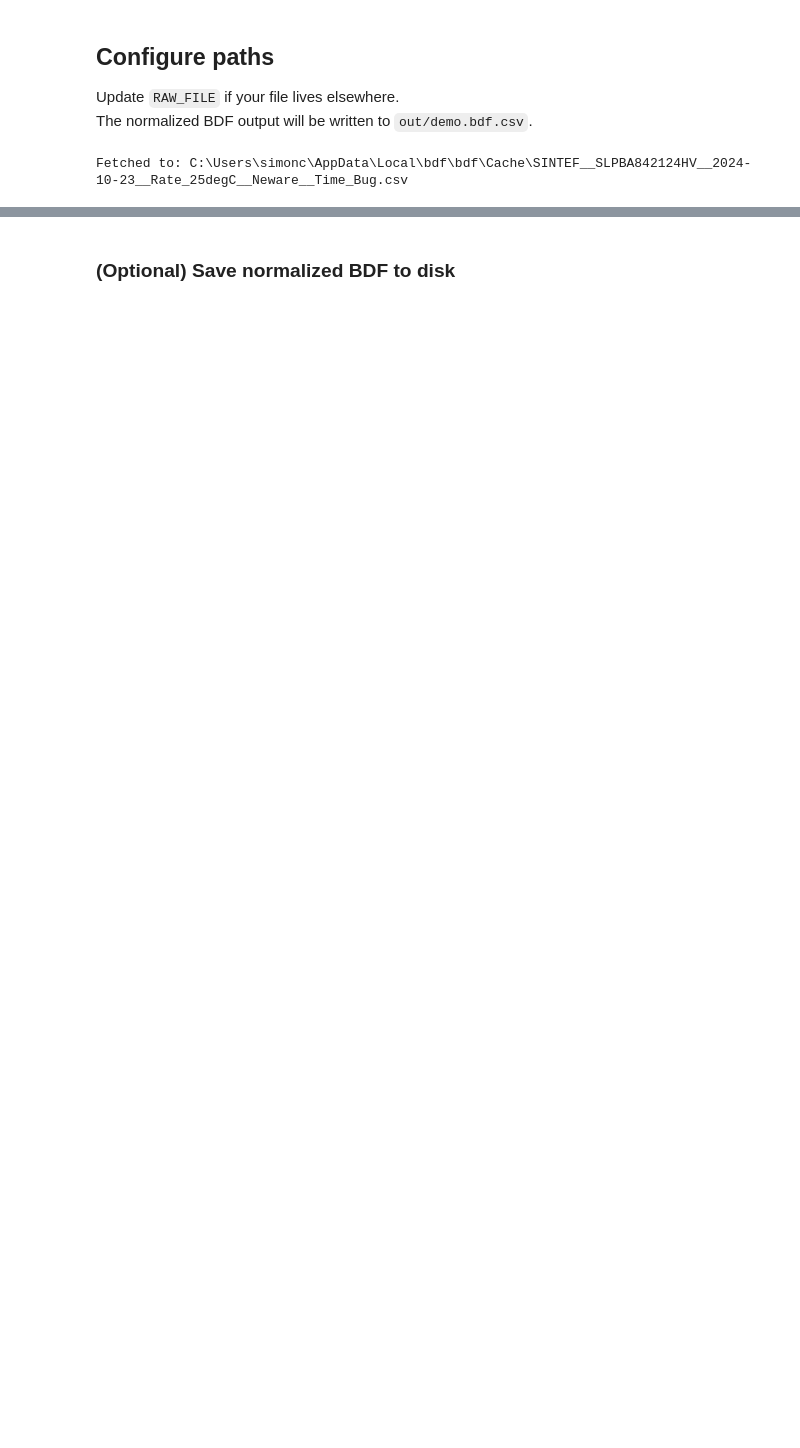
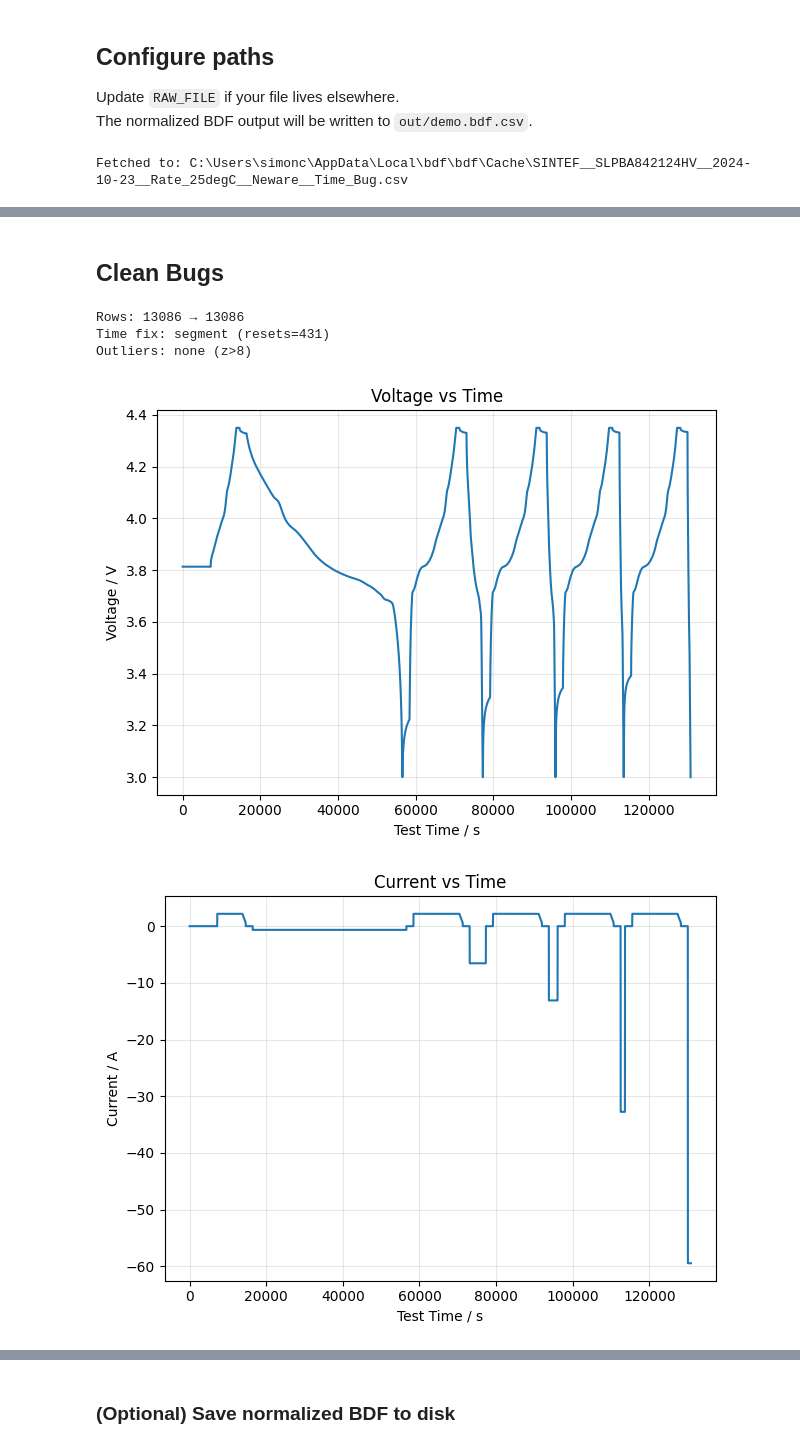
Before and after one commit to battery-data-alliance/battery-data-format, a Jupyter notebook: examples/quickstart.ipynb, the cells around one changed output, grey strips where cells are left out. Cells and saved outputs as stored; diff of their text form; code cells hidden in the pictures; blank space fills up the shorter version.

```diff
--- a/examples/quickstart.ipynb
+++ b/examples/quickstart.ipynb
@@ -59,0 +73,38 @@ Reason: ext+header-tokens
+# %% [markdown]
+## Clean Bugs
+# %%
+from bdf import load_registry, get_entry, load_bdf_from_entry, validate_bdf, clean_bdf
+from bdf.io import save_csv
+from bdf.visualize import line_plot
+from pathlib import Path
+
+df_clean, rep = clean_bdf(
+    df_bdf,
+    time_fix="segment"
+)
+print(rep)
+
+# Plot after cleaning
+# Voltage vs Time
+fig1 = line_plot(
+    df_clean,
+    xdata="Test Time / s",
+    ydata="Voltage / V",
+    title="Voltage vs Time",
+    save="out/voltage_vs_time.png",
+)
+
+# Current vs Time
+fig2 = line_plot(
+    df_clean,
+    xdata="Test Time / s",
+    ydata="Current / A",
+    title="Current vs Time",
+    save="out/current_vs_time.png",
+)
+# %% [output]
+Rows: 13086 → 13086
+Time fix: segment (resets=431)
+Outliers: none (z>8)
+[figure, added]
+[figure, added]
```
Also changed, not shown: parts of 17 cells of this notebook, 10 other files.
